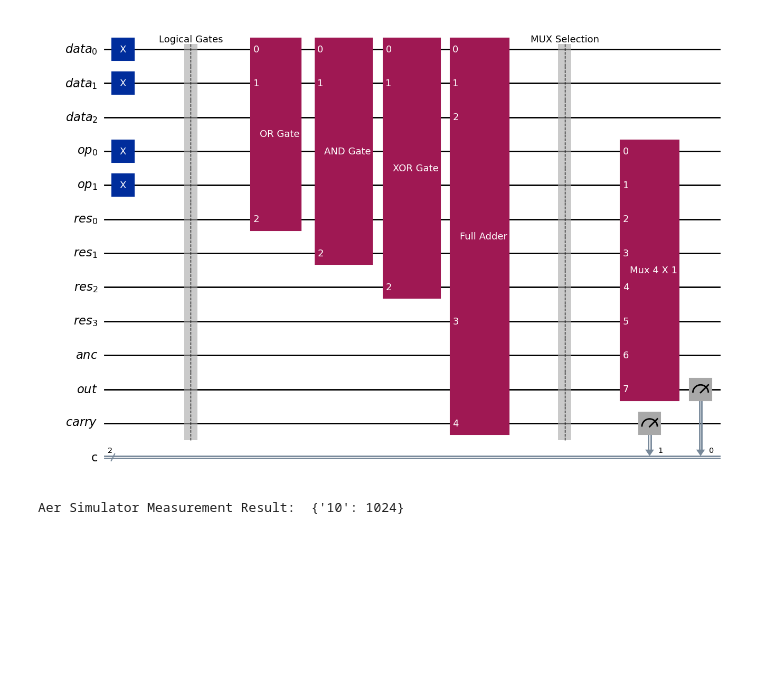
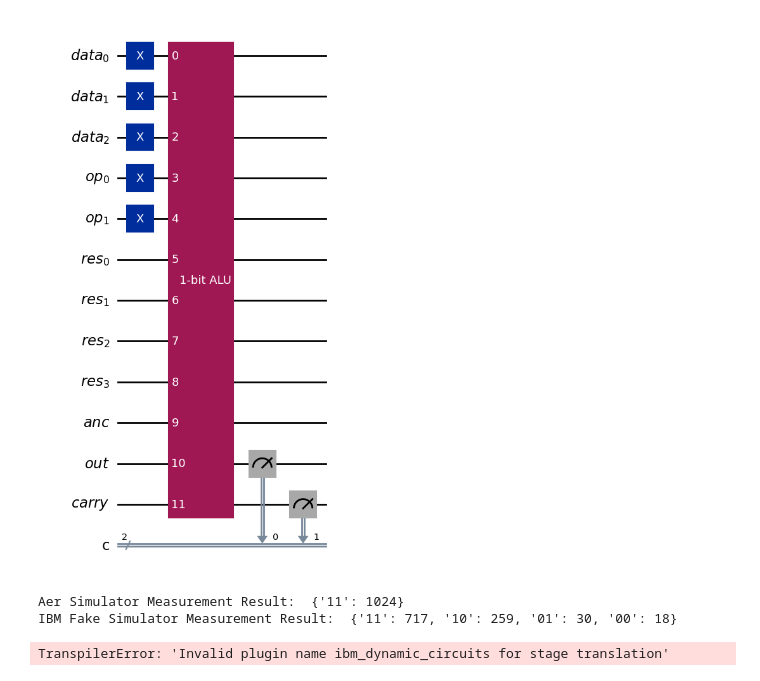
Before and after one commit to mr-mohitrawat/quantum-reversible-alu, a Jupyter notebook: alu.ipynb, the cells around one changed output. Cells and saved outputs as stored; diff of their text form; code cells hidden in the pictures; blank space fills up the shorter version.

Commit message:
fix: module error

```diff
--- a/alu.ipynb
+++ b/alu.ipynb
@@ -11,38 +7,32 @@ ModuleNotFoundError: No module named 'quantum_alu'
 # %%
 data = QuantumRegister(3, "data")
 op = QuantumRegister(2, "op")
 res = QuantumRegister(4, "res")
 anc = QuantumRegister(1, "anc")
 out = QuantumRegister(1, "out")
 carry = QuantumRegister(1, "carry")
+c = ClassicalRegister(2, "c")
+qc = QuantumCircuit(data, op, res, anc, out, carry, c)
 
-c = ClassicalRegister(2, "c")
+# Input A, B
+qc.x(0)
+qc.x(1)
+# Carry Cin
+qc.x(2)
 
-alu = QuantumCircuit(data, op, res, anc, out, carry, c)
+# Control bits, q0, q1
+qc.x(3)
+qc.x(4)
 
+qc.append(alu_1_bit().to_gate(), [0, 1, 2, 3, 4, 5, 6, 7, 8, 9, 10, 11])
+qc.measure([10, 11], [0, 1])
+display(qc.draw("mpl"))
 
-alu.x(0)
-alu.x(1)
-# alu.x(2)
-
-alu.x(3)
-alu.x(4)
-
-alu.barrier(label="Logical Gates")
-alu.append(or_gate().to_gate(), [0, 1, 5])
-alu.append(and_gate().to_gate(), [0, 1, 6])
-alu.append(xor_gate().to_gate(), [0, 1, 7])
-alu.append(full_adder().to_gate(), [0, 1, 2, 8, 11])
-
-alu.barrier(label="MUX Selection")
-alu.append(mux_4_x_1().to_gate(), [3, 4, 5, 6, 7, 8, 9, 10])
-alu.measure([10, 11], [0, 1])
-
-display(alu.draw("mpl"))
-
-aer_simulator(alu, shots=1024)
-# ibm_fake_simulator(alu, shots=1024)
-# ibm_quantum_hardware(alu, shots=1024)
+aer_simulator(qc, shots=1024)
+ibm_fake_simulator(qc, shots=1024)
+ibm_quantum_hardware(qc, shots=1024)
 # %% [output]
-[figure, old version]
+[figure, new version]
-Aer Simulator Measurement Result:  {'10': 1024}
+Aer Simulator Measurement Result:  {'11': 1024}
+IBM Fake Simulator Measurement Result:  {'11': 717, '10': 259, '01': 30, '00': 18}
+TranspilerError: 'Invalid plugin name ibm_dynamic_circuits for stage translation'
```
Also changed, not shown: parts of 1 cell of this notebook, 1 other file.
